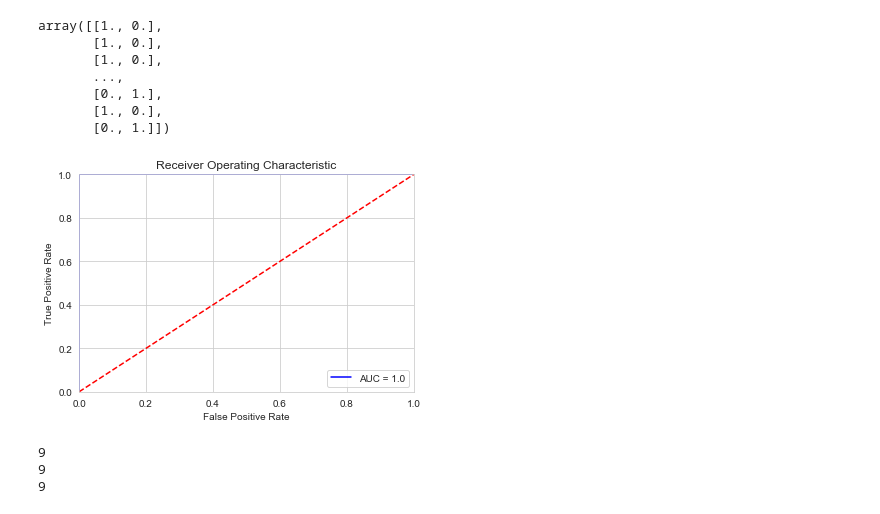
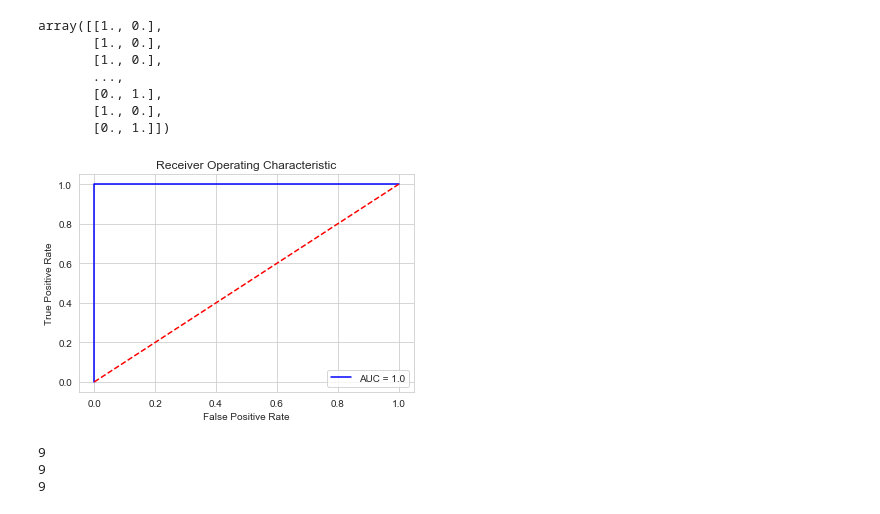
Before and after one commit to andrewedbert/Final_Project_JCDS, a Jupyter notebook: MushroomsMachineLearning.ipynb, the cells around one changed output. Saved outputs shown, nothing was run; the diff lists cells and outputs as text; code cells hidden in the pictures.

```diff
--- a/MushroomsMachineLearning.ipynb
+++ b/MushroomsMachineLearning.ipynb
@@ -561,21 +747,21 @@ array([[1., 0.],
 # %%
 # calculate the fpr and tpr for all thresholds of the classification
 preds = predictProbTrain[:,1]
 fpr, tpr, threshold = roc_curve(y_train, preds)
 roc_auc = auc(fpr, tpr)
 
 # method I: plt
 plt.title('Receiver Operating Characteristic')
 plt.plot(fpr, tpr, 'b', label = 'AUC = {}'.format(round(roc_auc,2)))
 plt.legend(loc = 'lower right')
 plt.plot([0, 1], [0, 1],'r--')
-plt.xlim([0, 1])
-plt.ylim([0, 1])
+# plt.xlim([0, 1])
+# plt.ylim([0, 1])
 plt.ylabel('True Positive Rate')
 plt.xlabel('False Positive Rate')
 plt.show()
 # %% [output]
-[figure, old version]
+[figure, new version]
 # %%
 print(len(fpr))
 print(len(tpr))
```
Also changed, not shown: parts of 22 cells of this notebook, 1 other file.
